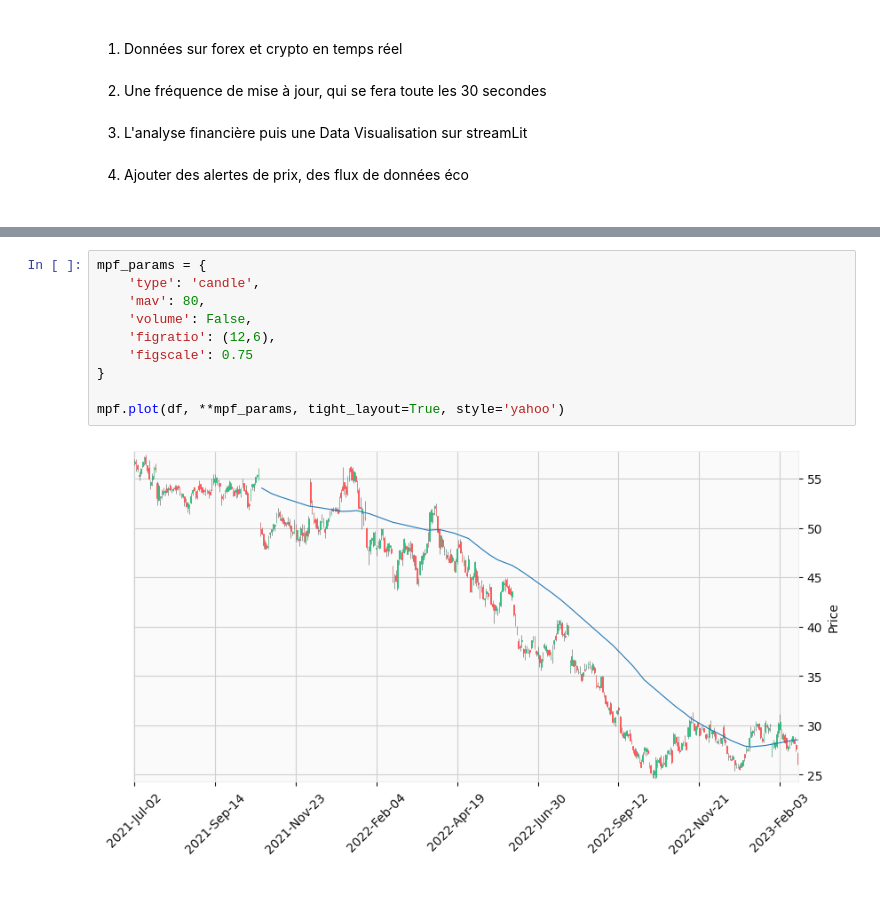
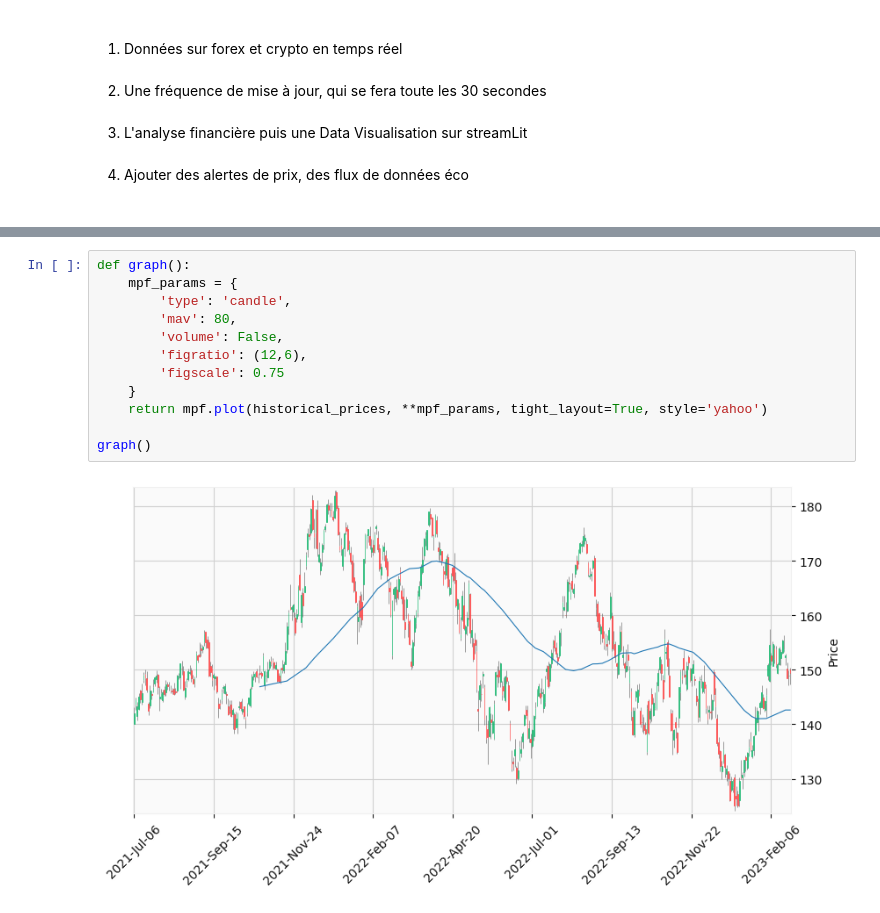
Before and after one commit to xxbadgame/Stock-Screener, a Jupyter notebook: StockLabs.ipynb, the cells around one changed output, grey strips where cells are left out. Saved outputs shown, nothing was run; the diff lists cells and outputs as text.

```diff
--- a/StockLabs.ipynb
+++ b/StockLabs.ipynb
@@ -60,15 +44,17 @@ Name: Symbol, dtype: object
 # %%
-mpf_params = {
-    'type': 'candle',
-    'mav': 80,
-    'volume': False,
-    'figratio': (12,6),
-    'figscale': 0.75
-}
+def graph():
+    mpf_params = {
+        'type': 'candle',
+        'mav': 80,
+        'volume': False,
+        'figratio': (12,6),
+        'figscale': 0.75
+    }
+    return mpf.plot(historical_prices, **mpf_params, tight_layout=True, style='yahoo')
 
-mpf.plot(df, **mpf_params, tight_layout=True, style='yahoo')
+graph()
 # %% [output]
-[figure, old version]
+[figure, new version]
 # %%
 import requests
 import pandas as pd
```
Also changed, not shown: parts of 7 cells of this notebook, 2 other files.
